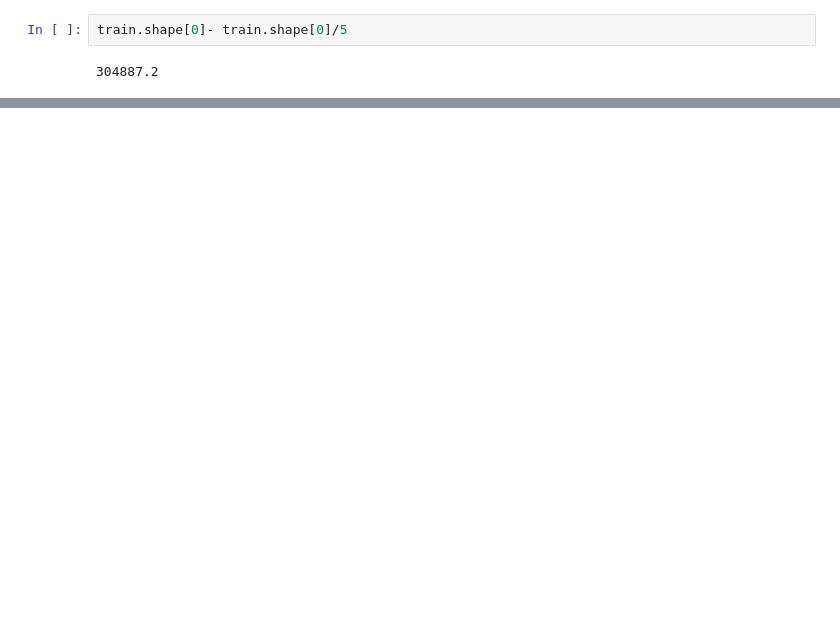
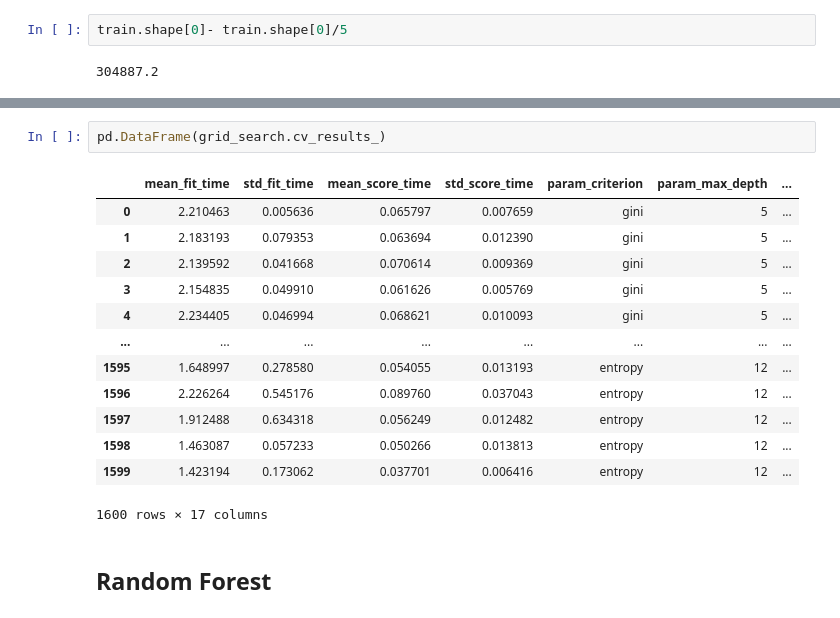
Before and after one commit to Kamaldeep0077/Cross-Sell-Prediction, a Jupyter notebook: Cross-Sell Prediction.ipynb, the cells around one changed output, grey strips where cells are left out. Drawn from its saved outputs; the diff is of its cells as text; blank space fills up the shorter version.

```diff
--- a/Cross-Sell Prediction.ipynb
+++ b/Cross-Sell Prediction.ipynb
@@ -1311,0 +1329,18 @@ submission.to_csv('Cross-Sell Prediction(Submission 2).csv', index=False)
+# %%
+pd.DataFrame(grid_search.cv_results_)
+# %% [output]
+|  | mean_fit_time | std_fit_time | mean_score_time | std_score_time | param_criterion | param_max_depth | ... |
+| 0 | 2.210463 | 0.005636 | 0.065797 | 0.007659 | gini | 5 | ... |
+| 1 | 2.183193 | 0.079353 | 0.063694 | 0.012390 | gini | 5 | ... |
+| 2 | 2.139592 | 0.041668 | 0.070614 | 0.009369 | gini | 5 | ... |
+| 3 | 2.154835 | 0.049910 | 0.061626 | 0.005769 | gini | 5 | ... |
+| 4 | 2.234405 | 0.046994 | 0.068621 | 0.010093 | gini | 5 | ... |
+| ... | ... | ... | ... | ... | ... | ... | ... |
+| 1595 | 1.648997 | 0.278580 | 0.054055 | 0.013193 | entropy | 12 | ... |
+| 1596 | 2.226264 | 0.545176 | 0.089760 | 0.037043 | entropy | 12 | ... |
+| 1597 | 1.912488 | 0.634318 | 0.056249 | 0.012482 | entropy | 12 | ... |
+| 1598 | 1.463087 | 0.057233 | 0.050266 | 0.013813 | entropy | 12 | ... |
+| 1599 | 1.423194 | 0.173062 | 0.037701 | 0.006416 | entropy | 12 | ... |
+1600 rows × 17 columns
+# %% [markdown]
+## Random Forest
```
Also changed, not shown: parts of 25 cells of this notebook.
